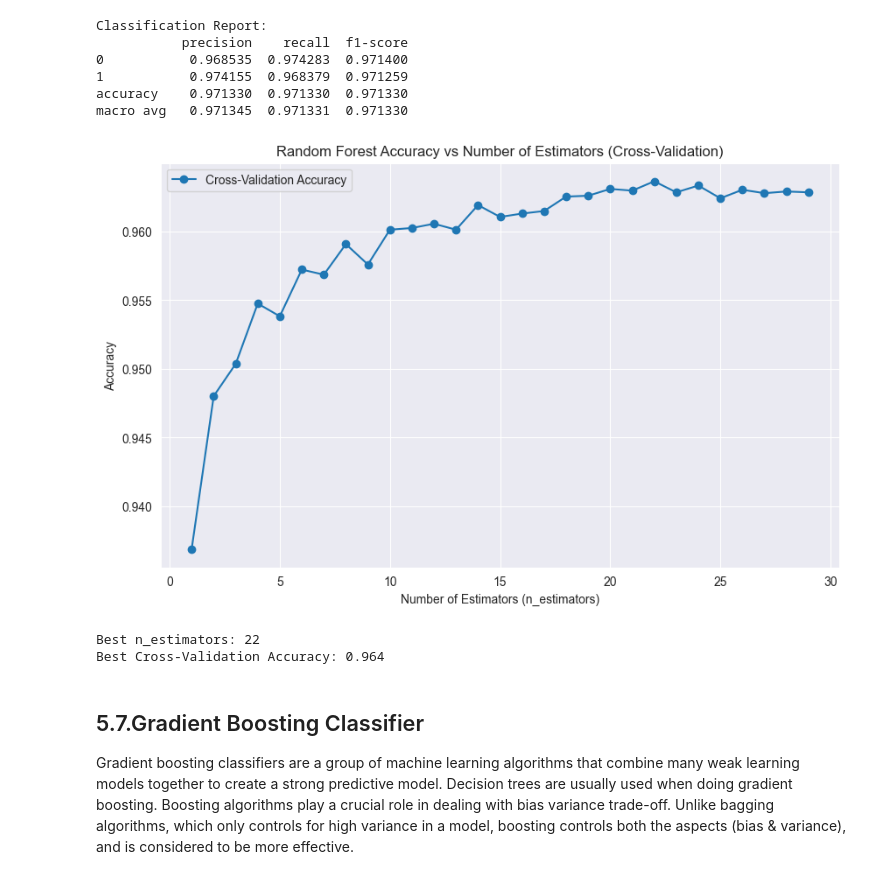
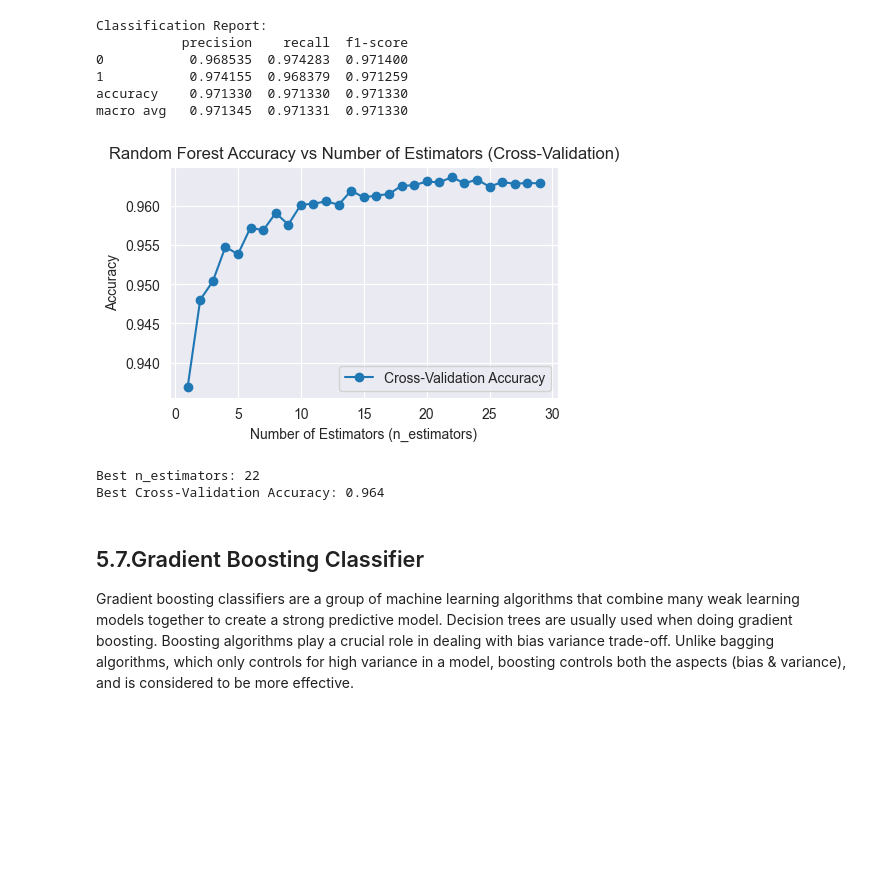
Before and after one commit to HarryD97/URL-Content-based-Phishing-Website-Detection-using-Machine-Learning, a Jupyter notebook: Model/Training.ipynb, the cells around one changed output. Saved outputs shown, nothing was run; the diff lists cells and outputs as text; code cells hidden in the pictures; blank space fills up the shorter version.

```diff
--- a/Model/Training.ipynb
+++ b/Model/Training.ipynb
@@ -575,35 +575,35 @@ import numpy as np
 cv_mean_accuracy = []
 
 # Try n_estimators from 1 to 20
 n_estimators_range = range(1, 30)
 
 for n in n_estimators_range:
     forest_test = RandomForestClassifier(n_estimators=n, random_state=42)
 
     # Perform 5-fold cross-validation and calculate mean accuracy
     scores = cross_val_score(forest_test, X_train, y_train, cv=5, scoring='accuracy')
     cv_mean_accuracy.append(np.mean(scores))
 
 # Plotting cross-validation accuracy for n_estimators from 1 to 20
-plt.figure(figsize=(10, 6))
+plt.figure(figsize=(5, 3))
 plt.plot(n_estimators_range, cv_mean_accuracy, label="Cross-Validation Accuracy", marker='o')
 plt.ylabel("Accuracy")
 plt.xlabel("Number of Estimators (n_estimators)")
 plt.title("Random Forest Accuracy vs Number of Estimators (Cross-Validation)")
 plt.legend()
 plt.grid(True)
 plt.show()
 
 # Find the best n_estimators and corresponding accuracy
 best_index = np.argmax(cv_mean_accuracy)
 best_n_estimators = n_estimators_range[best_index]
 best_accuracy = cv_mean_accuracy[best_index]
 
 # Output the best n_estimators and corresponding accuracy
 print(f"Best n_estimators: {best_n_estimators}")
 print(f"Best Cross-Validation Accuracy: {best_accuracy:.3f}")
 # %% [output]
-[figure, old version]
+[figure, new version]
 Best n_estimators: 22
 Best Cross-Validation Accuracy: 0.964
 # %%
```
Also changed, not shown: parts of 2 cells of this notebook, 1 other file.
